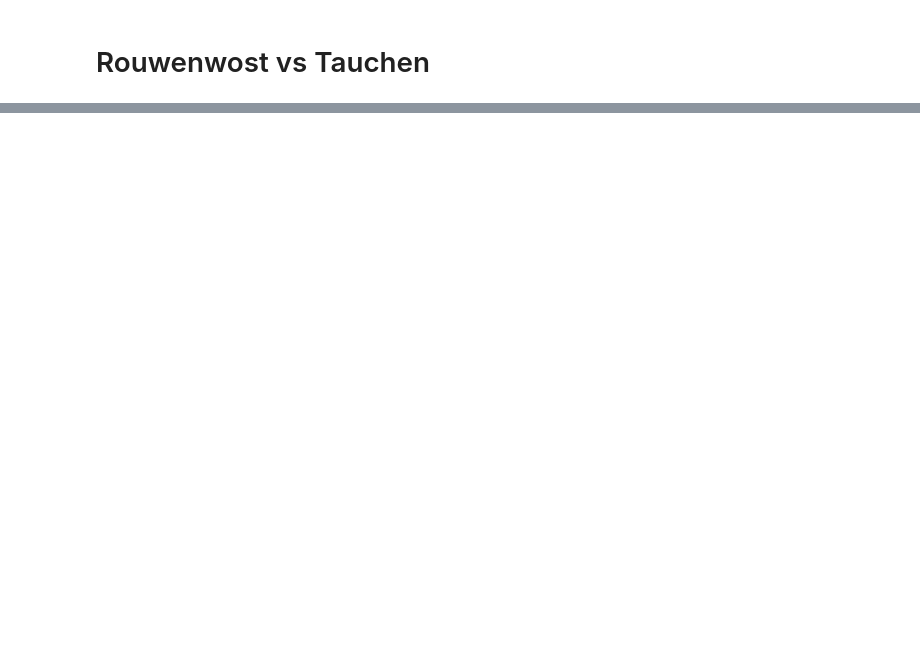
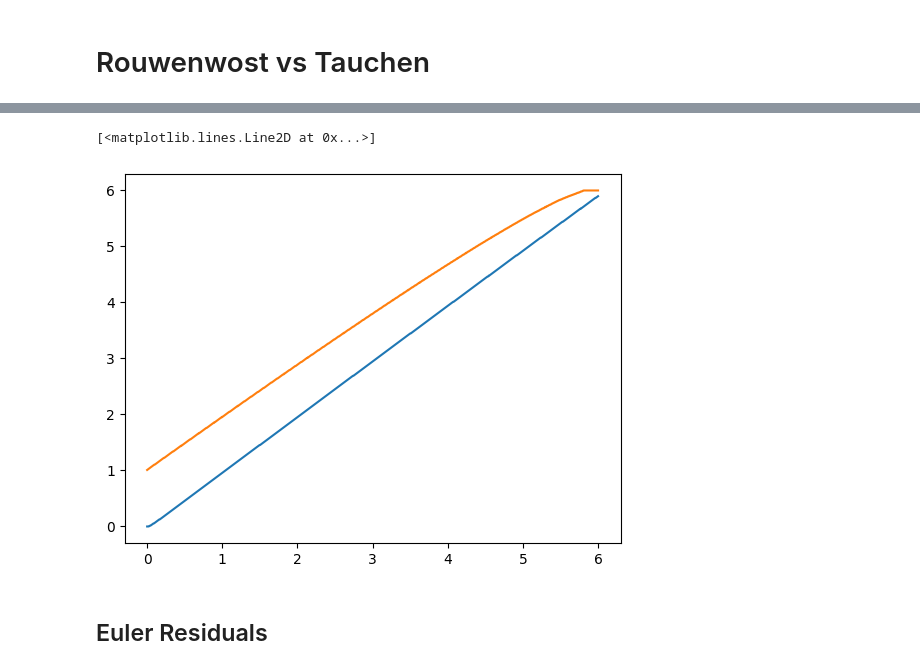
Before and after one commit to marcdelabarrera/14_462, a Jupyter notebook: recitation_2/recitation_2.ipynb, the cells around one changed output, grey strips where cells are left out. Drawn from its saved outputs; the diff is of its cells as text; code cells hidden in the pictures; blank space fills up the shorter version.

```diff
--- a/recitation_2/recitation_2.ipynb
+++ b/recitation_2/recitation_2.ipynb
@@ -58,0 +127,8 @@ Tauchen           4.393
+# %%
+plt.plot(a_states, policy.reshape(n_y, n_a)[0])
+plt.plot(a_states, policy.reshape(n_y, n_a)[-1])
+# %% [output]
+[<matplotlib.lines.Line2D at 0x...>]
+[figure, added]
+# %% [markdown]
+## Euler Residuals
```
Also changed, not shown: parts of 46 cells of this notebook, 4 other files.
